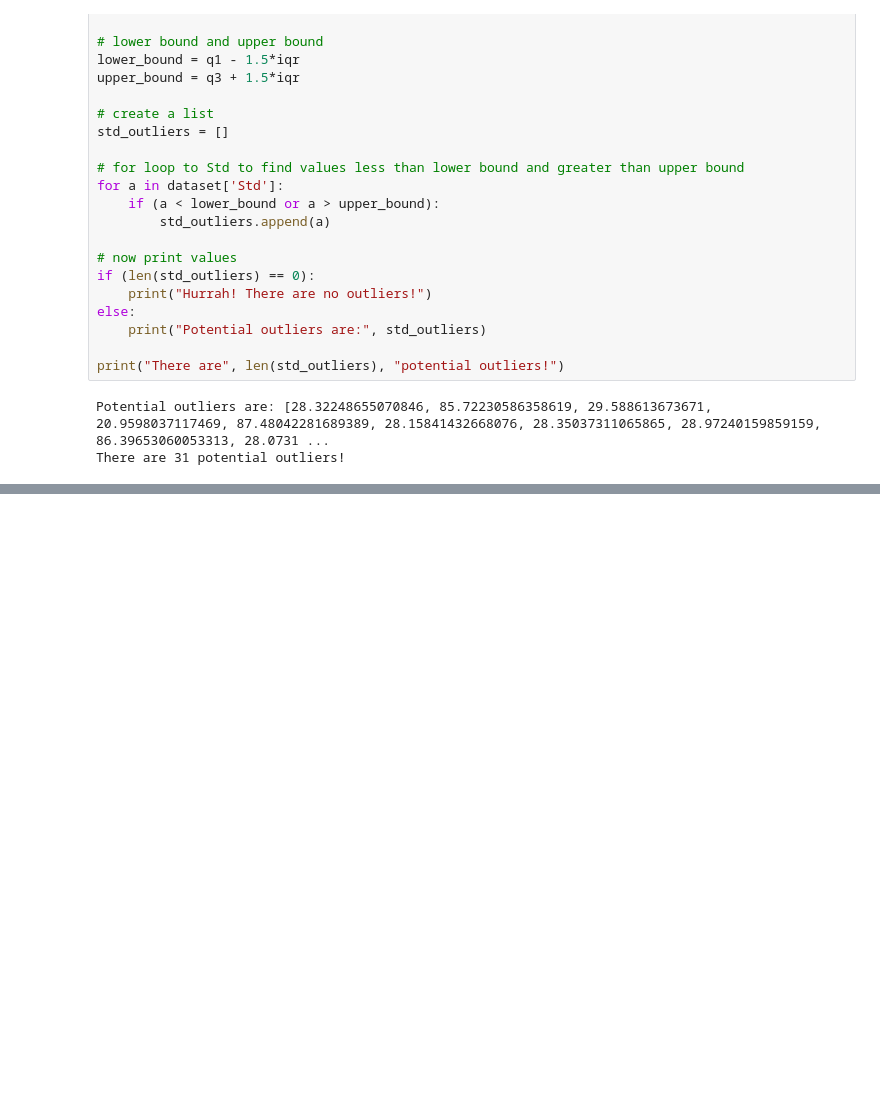
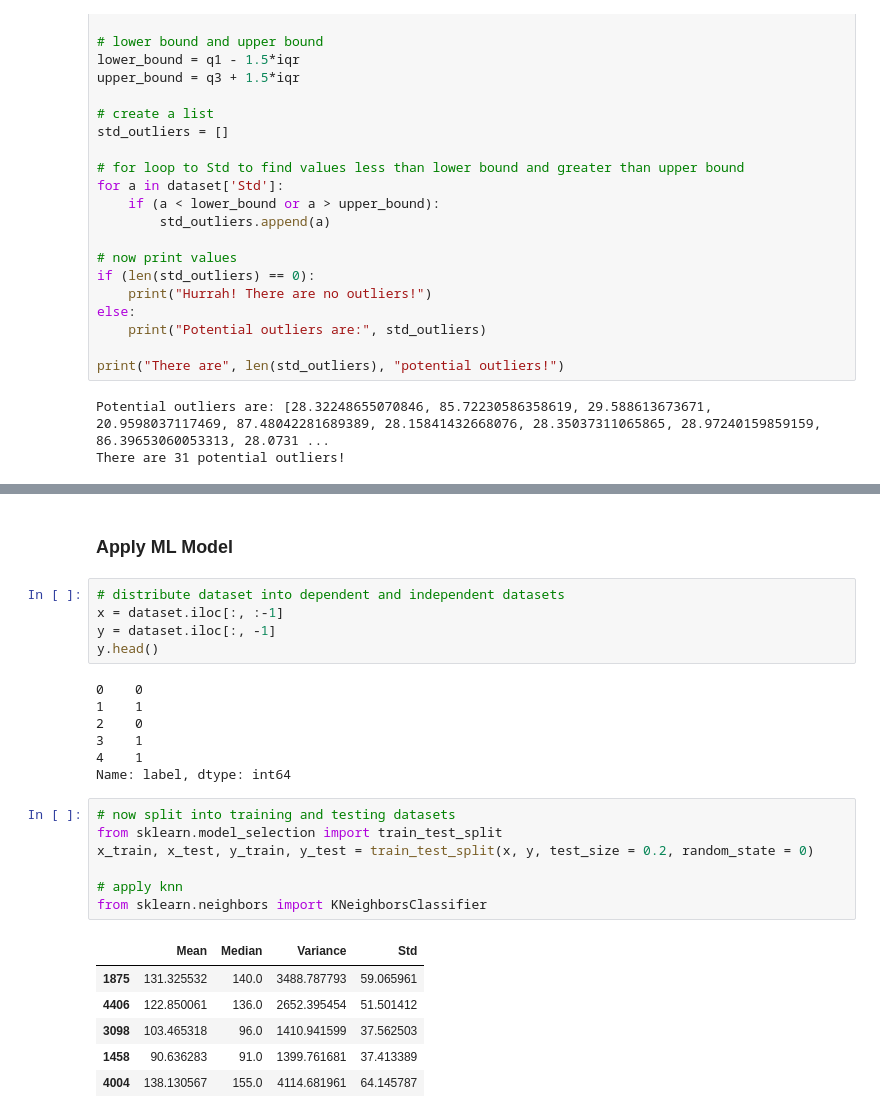
Before and after one commit to arfan64shah/Pneumonia_Detection, a Jupyter notebook: Pneumonia_Detection.ipynb, the cells around one changed output, grey strips where cells are left out. Saved outputs shown, nothing was run; the diff lists cells and outputs as text; blank space fills up the shorter version.

```diff
--- a/Pneumonia_Detection.ipynb
+++ b/Pneumonia_Detection.ipynb
@@ -469,0 +509,28 @@ There are 31 potential outliers!
+# %% [markdown]
+### Apply ML Model
+# %%
+# distribute dataset into dependent and independent datasets
+x = dataset.iloc[:, :-1]
+y = dataset.iloc[:, -1]
+y.head()
+# %% [output]
+0    0
+1    1
+2    0
+3    1
+4    1
+Name: label, dtype: int64
+# %%
+# now split into training and testing datasets
+from sklearn.model_selection import train_test_split
+x_train, x_test, y_train, y_test = train_test_split(x, y, test_size = 0.2, random_state = 0)
+
+# apply knn
+from sklearn.neighbors import KNeighborsClassifier
+# %% [output]
+|  | Mean | Median | Variance | Std |
+| 1875 | 131.325532 | 140.0 | 3488.787793 | 59.065961 |
+| 4406 | 122.850061 | 136.0 | 2652.395454 | 51.501412 |
+| 3098 | 103.465318 | 96.0 | 1410.941599 | 37.562503 |
+| 1458 | 90.636283 | 91.0 | 1399.761681 | 37.413389 |
+| 4004 | 138.130567 | 155.0 | 4114.681961 | 64.145787 |
```
Also changed, not shown: parts of 3 cells of this notebook.
